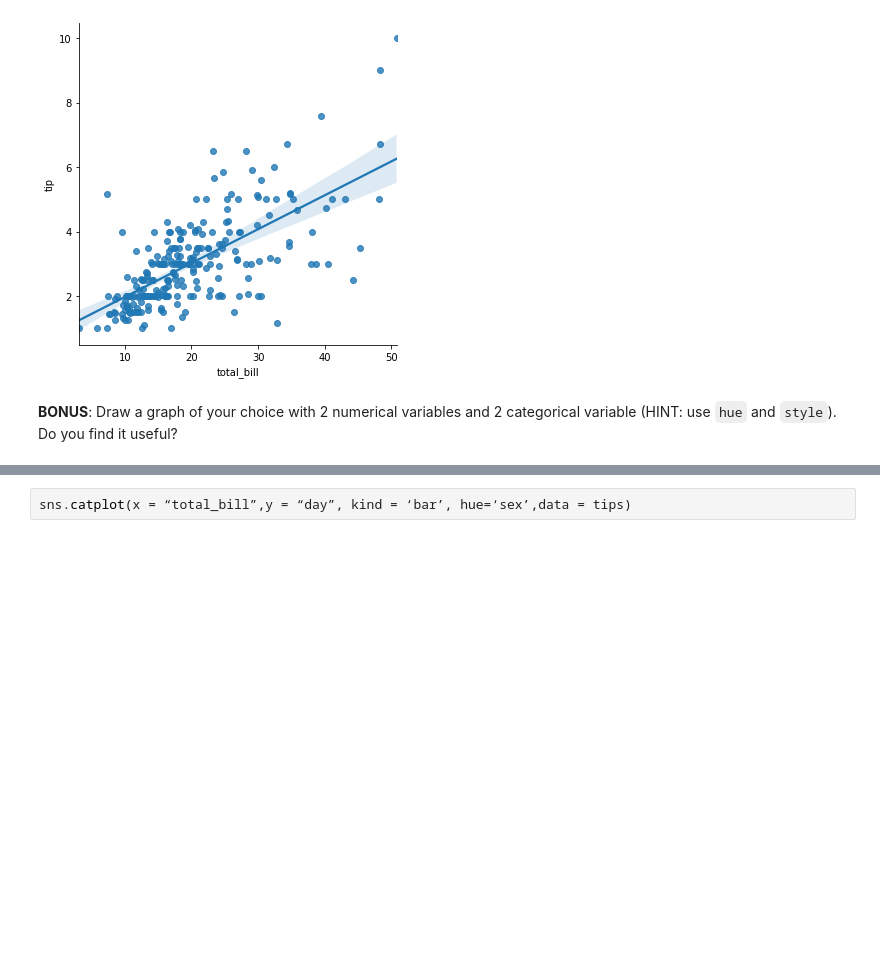
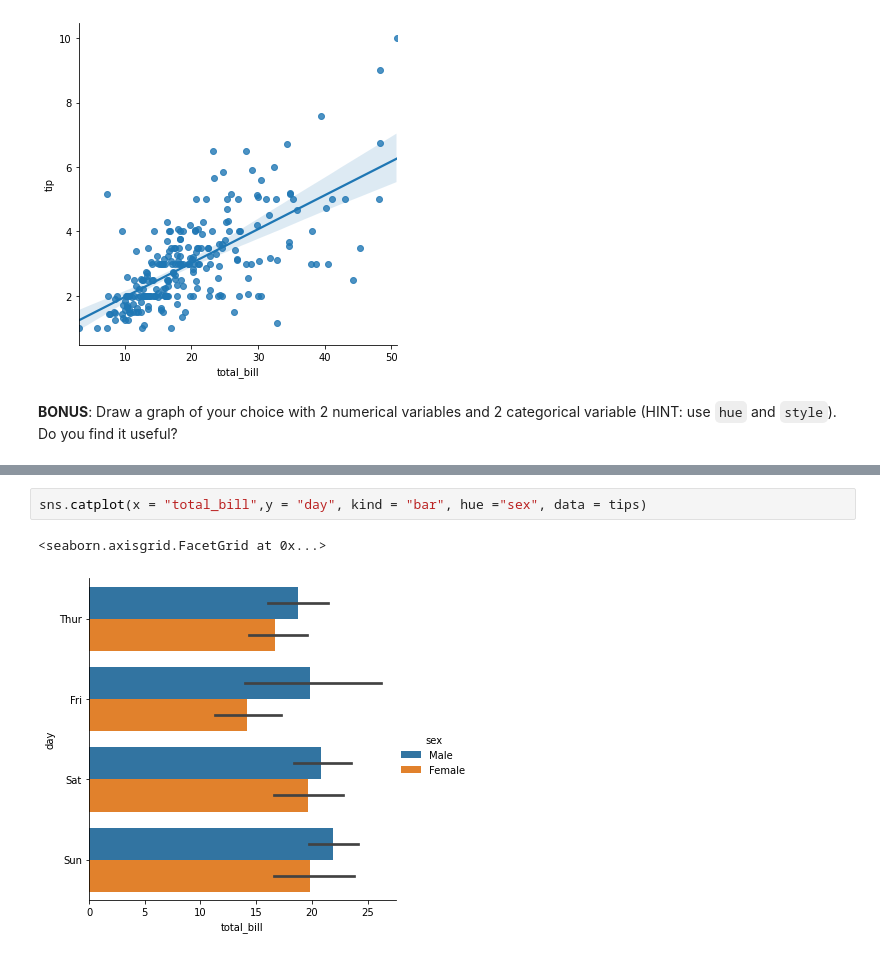
Before and after one commit to Ironhack-Data-Madrid-Enero-2021/lab-visualization-intro, a Jupyter notebook: your-code/challenge-1.ipynb, the cells around one changed output, grey strips where cells are left out. Cells and saved outputs as stored; diff of their text form; blank space fills up the shorter version.

Commit message:
Visualization1

```diff
--- a/your-code/challenge-1.ipynb
+++ b/your-code/challenge-1.ipynb
@@ -77,2 +80,5 @@ sns.catplot(x = "total_bill",y = "tip",hue='sex',data = tips)
 # %%
-sns.catplot(x = “total_bill”,y = “day”, kind = ‘bar’, hue=‘sex’,data = tips)
+sns.catplot(x = "total_bill",y = "day", kind = "bar", hue ="sex", data = tips)
+# %% [output]
+<seaborn.axisgrid.FacetGrid at 0x...>
+[figure, added]
```
Also changed, not shown: parts of 2 cells of this notebook.
